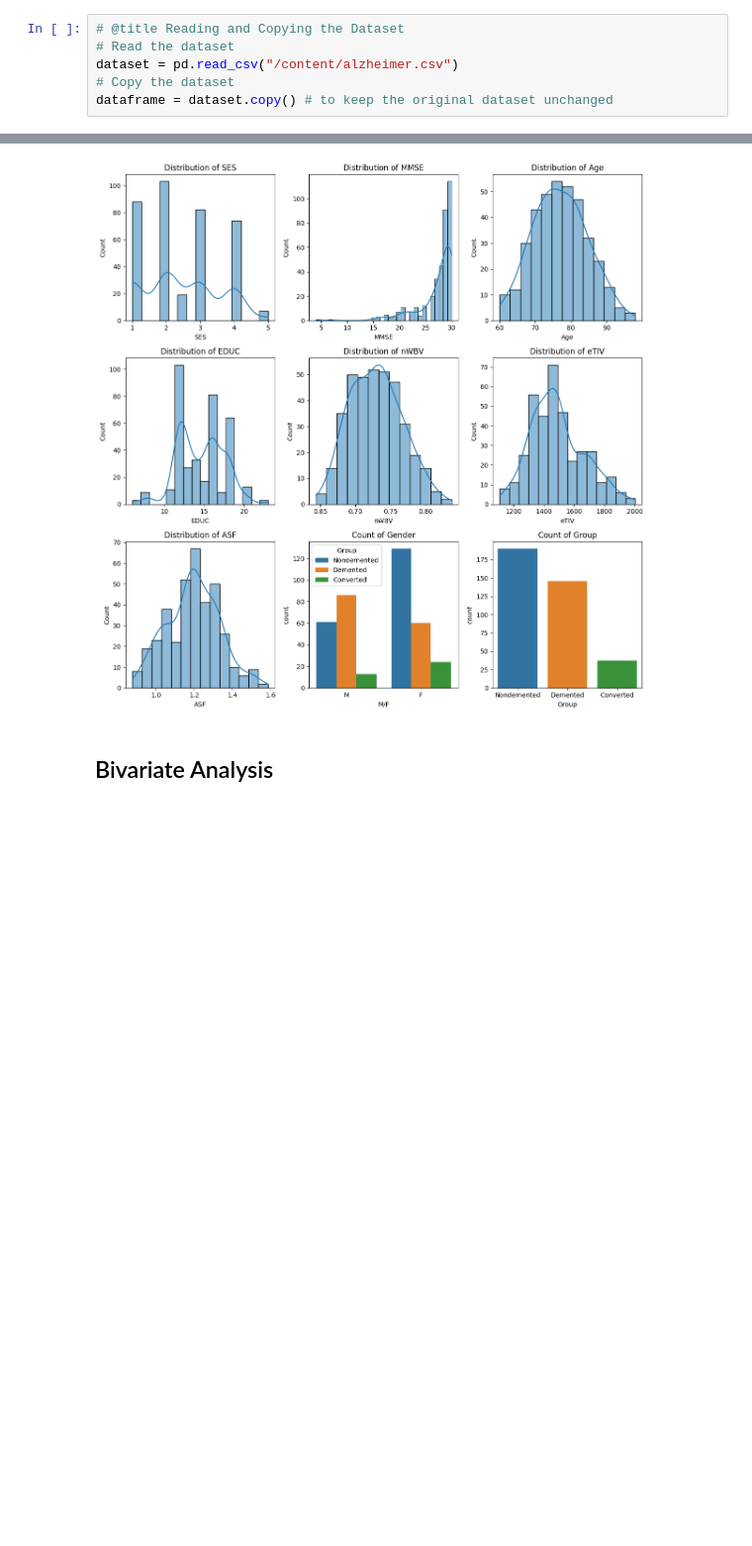
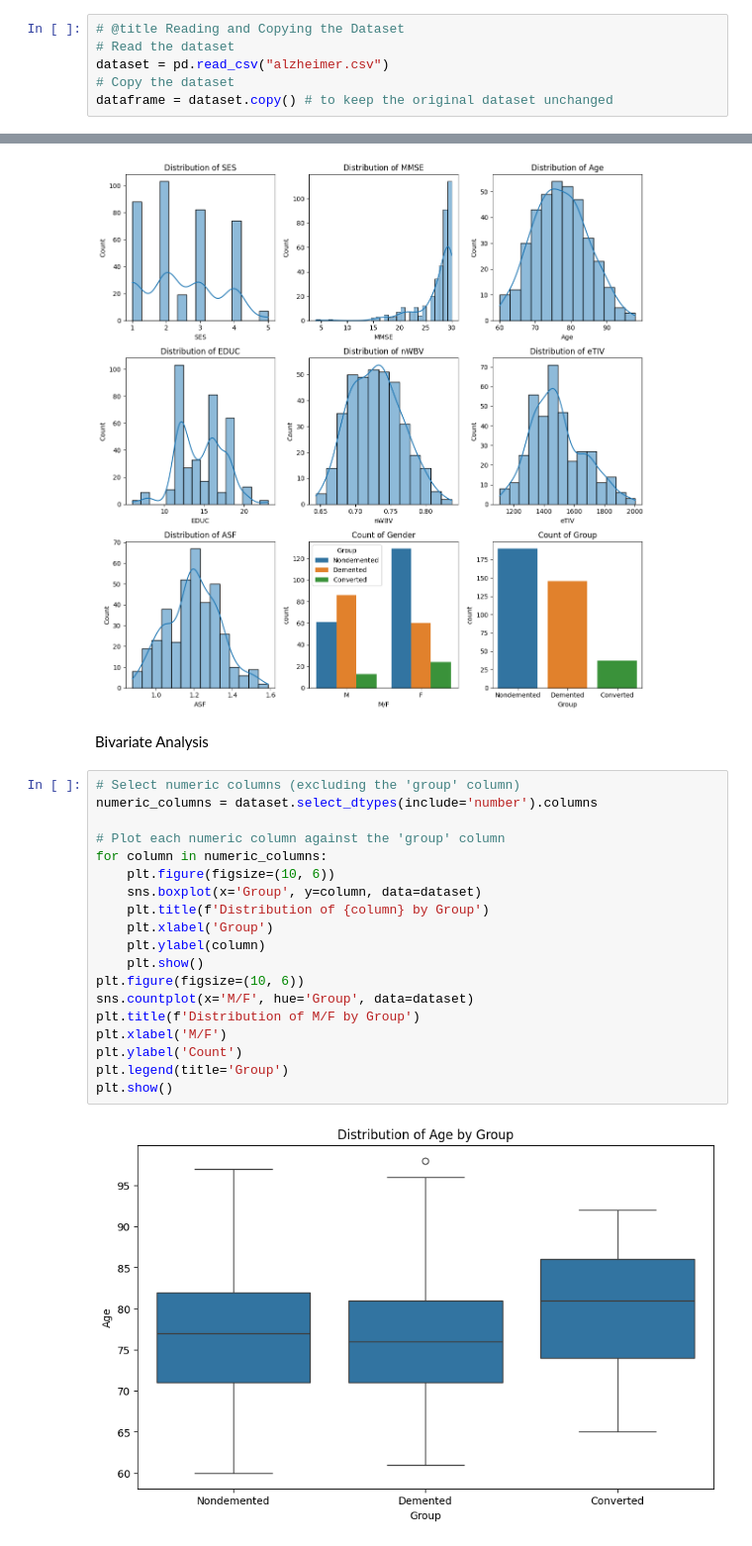
Before and after one commit to arwakhalidw/2024-GP-Group6, a Jupyter notebook: AlzheimerPredictor.ipynb, the cells around one changed output, grey strips where cells are left out. Shown at 99% size. Cells and saved outputs as stored; diff of their text form; blank space fills up the shorter version.

```diff
--- a/AlzheimerPredictor.ipynb
+++ b/AlzheimerPredictor.ipynb
@@ -11,7 +11,7 @@ import matplotlib.pyplot as plt
 # %%
 # @title Reading and Copying the Dataset
 # Read the dataset
-dataset = pd.read_csv("/content/alzheimer.csv")
+dataset = pd.read_csv("alzheimer.csv")
 # Copy the dataset
 dataframe = dataset.copy() # to keep the original dataset unchanged
 # %% [markdown]
@@ -217,4 +217,26 @@ plt.show()
 # %% [output]
 [figure]
 # %% [markdown]
-## Bivariate Analysis
+
+ Bivariate Analysis
+# %%
+# Select numeric columns (excluding the 'group' column)
+numeric_columns = dataset.select_dtypes(include='number').columns
+
+# Plot each numeric column against the 'group' column
+for column in numeric_columns:
+    plt.figure(figsize=(10, 6))
+    sns.boxplot(x='Group', y=column, data=dataset)
+    plt.title(f'Distribution of {column} by Group')
+    plt.xlabel('Group')
+    plt.ylabel(column)
+    plt.show()
+plt.figure(figsize=(10, 6))
+sns.countplot(x='M/F', hue='Group', data=dataset)
+plt.title(f'Distribution of M/F by Group')
+plt.xlabel('M/F')
+plt.ylabel('Count')
+plt.legend(title='Group')
+plt.show()
+# %% [output]
+[figure, added]
```
Also changed, not shown: parts of 1 cell of this notebook.
